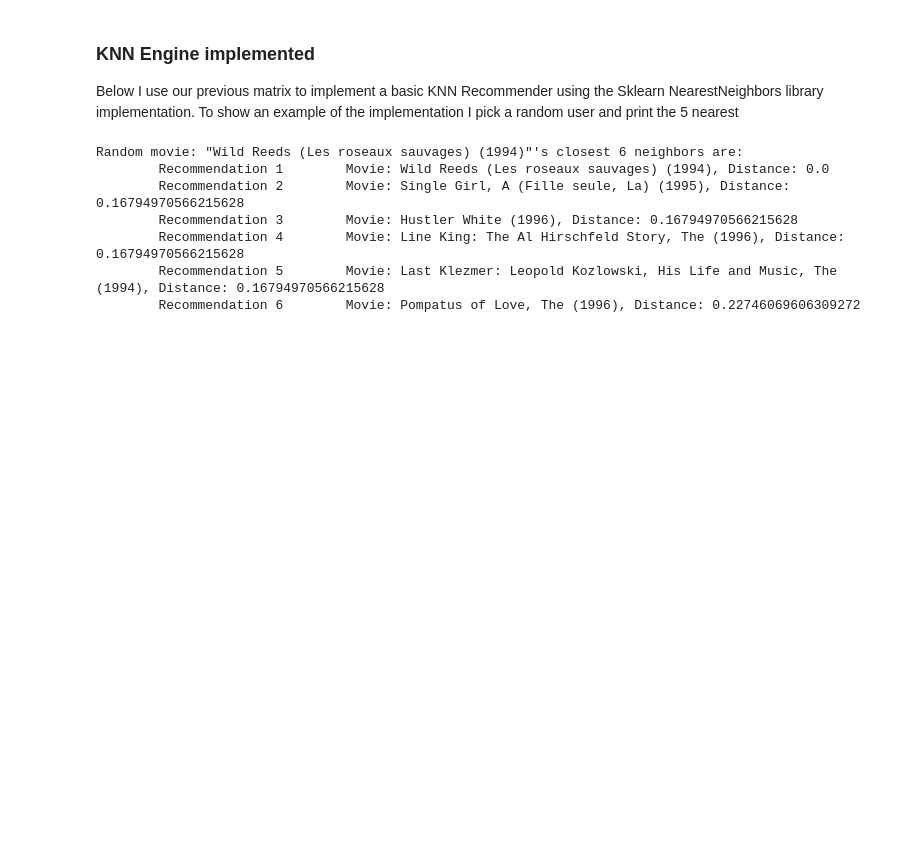
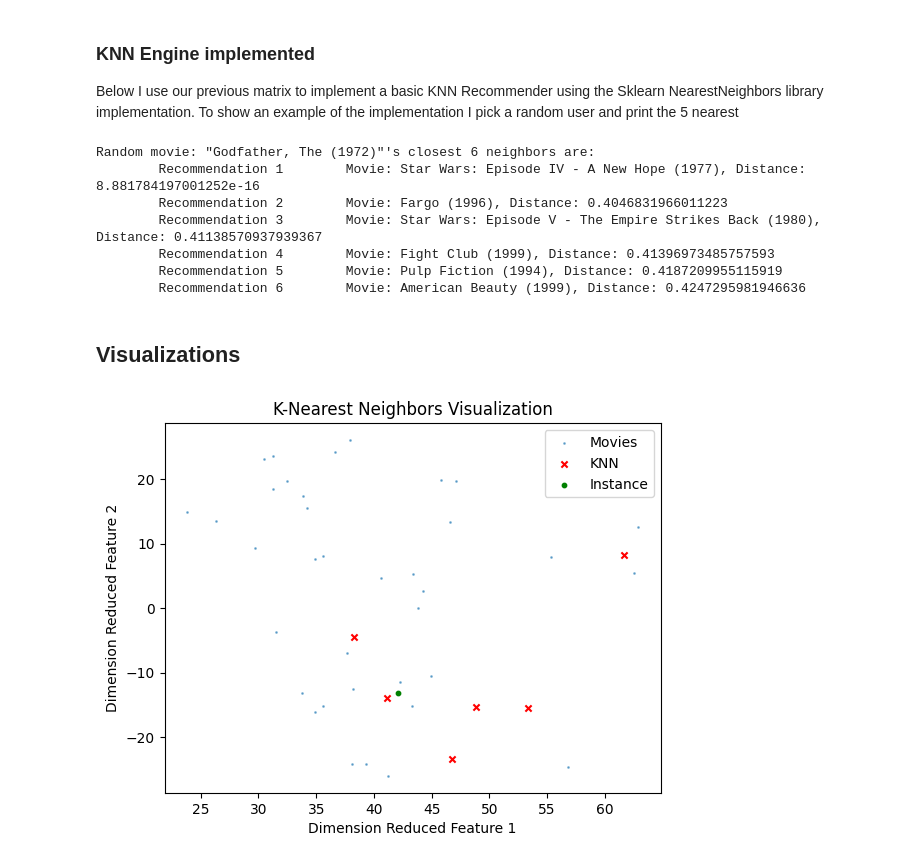
Before and after one commit to tjip1234/group14-recommendersystems, a Jupyter notebook: Knn_Recommender_System.ipynb, the cells around one changed output. Drawn from its saved outputs; the diff is of its cells as text; code cells hidden in the pictures; blank space fills up the shorter version.

Commit message:
Added Preprocessing and some visualizations

```diff
--- a/Knn_Recommender_System.ipynb
+++ b/Knn_Recommender_System.ipynb
@@ -86,19 +113,51 @@ k_value = 6
 user_movie_table_matrix = csr_matrix(user_movie_table.values)
 model_knn = NearestNeighbors(metric = 'cosine', algorithm = 'brute')
 model_knn.fit(user_movie_table_matrix)
-distances, indices = model_knn.kneighbors(user_movie_table.iloc[query_index,:].values.reshape(1,-1), n_neighbors = k_value)
-
+distances, indices = model_knn.kneighbors(user_movie_table.iloc[query_index,:].values.reshape(1,-1), n_neighbors = k_value+1)
+indices = indices[0][1:]
 
 print("Random movie: \"" + str(user_movie_table.index[query_index]) + "\"'s closest " + str(k_value) + " neighbors are:")
 j = 0
-for i in indices[0]:
-    print("\tRecommendation " + str(j+1) + "\tMovie: " + str(user_movie_table.index[i]) + ", Distance: " + str(distances[0][j]))
-    j = j+1
+for i, index in enumerate(indices):
+    print("\tRecommendation " + str(i + 1) + "\tMovie: " + str(user_movie_table.index[index]) + ", Distance: " + str(distances[0][i]))
 # %% [output]
-Random movie: "Wild Reeds (Les roseaux sauvages) (1994)"'s closest 6 neighbors are:
-        Recommendation 1        Movie: Wild Reeds (Les roseaux sauvages) (1994), Distance: 0.0
-        Recommendation 2        Movie: Single Girl, A (Fille seule, La) (1995), Distance: 0.16794970566215628
-        Recommendation 3        Movie: Hustler White (1996), Distance: 0.16794970566215628
-        Recommendation 4        Movie: Line King: The Al Hirschfeld Story, The (1996), Distance: 0.16794970566215628
-        Recommendation 5        Movie: Last Klezmer: Leopold Kozlowski, His Life and Music, The (1994), Distance: 0.16794970566215628
-        Recommendation 6        Movie: Pompatus of Love, The (1996), Distance: 0.22746069606309272
+Random movie: "Godfather, The (1972)"'s closest 6 neighbors are:
+        Recommendation 1        Movie: Star Wars: Episode IV - A New Hope (1977), Distance: 8.881784197001252e-16
+        Recommendation 2        Movie: Fargo (1996), Distance: 0.4046831966011223
+        Recommendation 3        Movie: Star Wars: Episode V - The Empire Strikes Back (1980), Distance: 0.41138570937939367
+        Recommendation 4        Movie: Fight Club (1999), Distance: 0.41396973485757593
+        Recommendation 5        Movie: Pulp Fiction (1994), Distance: 0.4187209955115919
+        Recommendation 6        Movie: American Beauty (1999), Distance: 0.4247295981946636
+# %% [markdown]
+## Visualizations
+# %%
+import matplotlib.pyplot as plt
+from sklearn.decomposition import TruncatedSVD
+
+# Assuming user_movie_table_matrix is your sparse user-movie matrix
+X = user_movie_table_matrix
+
+# Perform TruncatedSVD to reduce data to 2 dimensions (or any number of dimensions you desire)
+svd = TruncatedSVD(n_components=2)
+X_reduced = svd.fit_transform(X)
+
+# Plot all data points
+plt.scatter(X_reduced[:, 0], X_reduced[:, 1], label='Movies', alpha=0.5, s=1)
+
+# Plot k-nearest neighbors of a specific point (query_index)
+plt.scatter(X_reduced[indices, 0], X_reduced[indices, 1], c='red', label='KNN', marker='x', s=20)
+
+plt.scatter(X_reduced[query_index, 0], X_reduced[query_index, 1], c='Green', label='Instance', marker='o', s=10, alpha=1)
+
+plt.legend()
+plt.xlabel('Dimension Reduced Feature 1')
+plt.ylabel('Dimension Reduced Feature 2')
+plt.title('K-Nearest Neighbors Visualization')
+
+
+
+
+
+plt.show()
+# %% [output]
+[figure, added]
```
Also changed, not shown: parts of 5 cells of this notebook.
